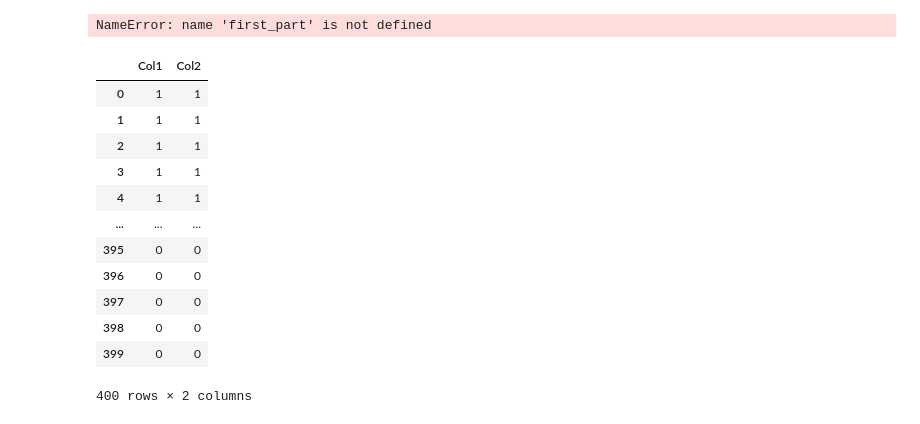
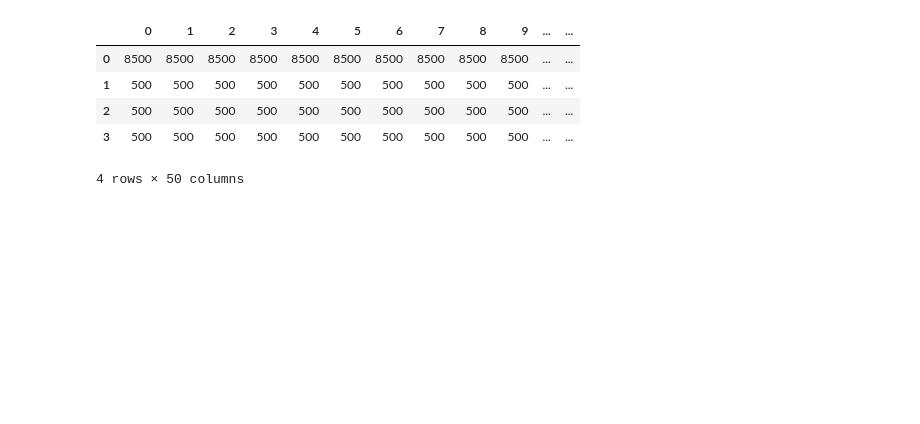
Before and after one commit to ElieElHachem/LDA_method_test, a Jupyter notebook: brouillon_tests.ipynb, the cells around one changed output. Cells and saved outputs as stored; diff of their text form; code cells hidden in the pictures; blank space fills up the shorter version.

```diff
--- a/brouillon_tests.ipynb
+++ b/brouillon_tests.ipynb
@@ -237,5 +120,0 @@ right_part_2_cell_distrib = [third_part_column_with_1, third_part_column_wth_0]
-# %%
-first_colum = [1] * first_part + [0] *second_part
-second_column_test = [1] * second_part_1_cell_distrib[0]+ [0] * second_part_1_cell_distrib[1] + [1] * second_part_2_cell_distrib[0] + [0] *second_part_2_cell_distrib[1]
-# %% [output]
-NameError: name 'first_part' is not defined
@@ -259,16 +121,15 @@ test = pd.DataFrame( {'Col1': first_colum, 'Col2': second_column_test})
-# %%
-test
-# %% [output]
-|  | Col1 | Col2 |
-| 0 | 1 | 1 |
-| 1 | 1 | 1 |
-| 2 | 1 | 1 |
-| 3 | 1 | 1 |
-| 4 | 1 | 1 |
-| ... | ... | ... |
-| 395 | 0 | 0 |
-| 396 | 0 | 0 |
-| 397 | 0 | 0 |
-| 398 | 0 | 0 |
-| 399 | 0 | 0 |
-400 rows × 2 columns
+# %%
+tech = []
+for array in stacked_frame:
+    tech.append(pd.DataFrame(pd.DataFrame(array).value_counts(sort=False))[0].tolist())
+
+tech = pd.DataFrame(tech)
+# %%
+tech.T
+# %% [output]
+|  | 0 | 1 | 2 | 3 | 4 | 5 | 6 | 7 | 8 | 9 | ... | ... |
+| 0 | 8500 | 8500 | 8500 | 8500 | 8500 | 8500 | 8500 | 8500 | 8500 | 8500 | ... | ... |
+| 1 | 500 | 500 | 500 | 500 | 500 | 500 | 500 | 500 | 500 | 500 | ... | ... |
+| 2 | 500 | 500 | 500 | 500 | 500 | 500 | 500 | 500 | 500 | 500 | ... | ... |
+| 3 | 500 | 500 | 500 | 500 | 500 | 500 | 500 | 500 | 500 | 500 | ... | ... |
+4 rows × 50 columns
```
Also changed, not shown: parts of 23 cells of this notebook, 4 other files.
